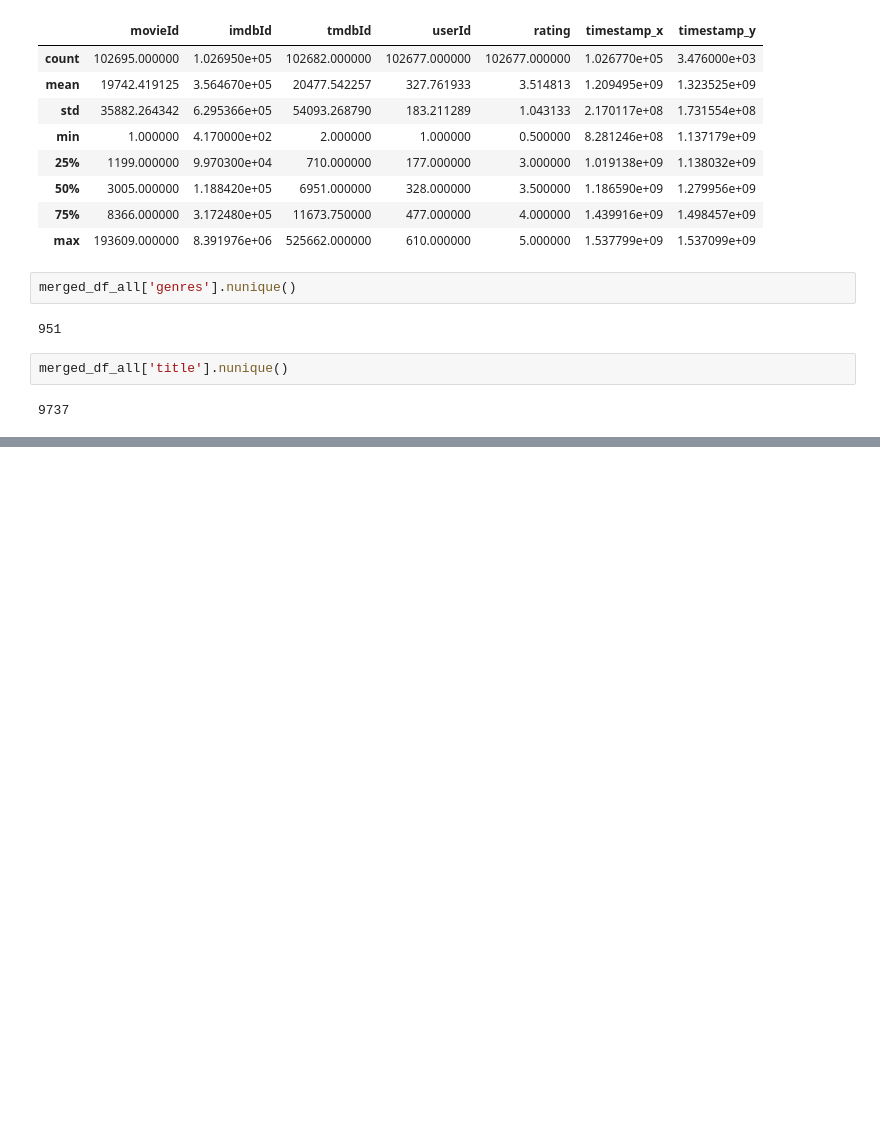
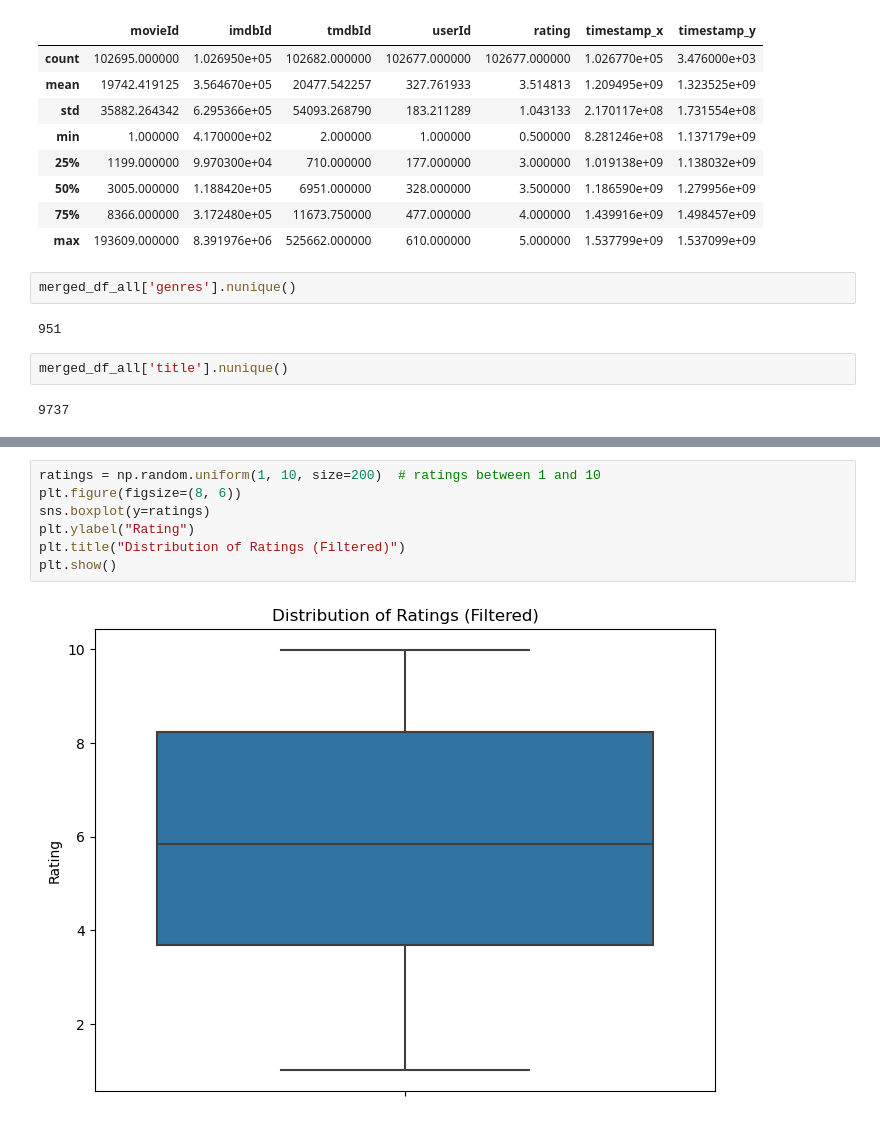
Before and after one commit to antony-wala/movie_recommendation_system, a Jupyter notebook: movie_recommendation_system/index.ipynb, the cells around one changed output, grey strips where cells are left out. Drawn from its saved outputs; the diff is of its cells as text; blank space fills up the shorter version.

```diff
--- a/movie_recommendation_system/index.ipynb
+++ b/movie_recommendation_system/index.ipynb
@@ -162,0 +293,9 @@ merged_df_all['title'].nunique()
+# %%
+ratings = np.random.uniform(1, 10, size=200)  # ratings between 1 and 10
+plt.figure(figsize=(8, 6))
+sns.boxplot(y=ratings)
+plt.ylabel("Rating")
+plt.title("Distribution of Ratings (Filtered)")
+plt.show()
+# %% [output]
+[figure, added]
```
Also changed, not shown: parts of 23 cells of this notebook.
